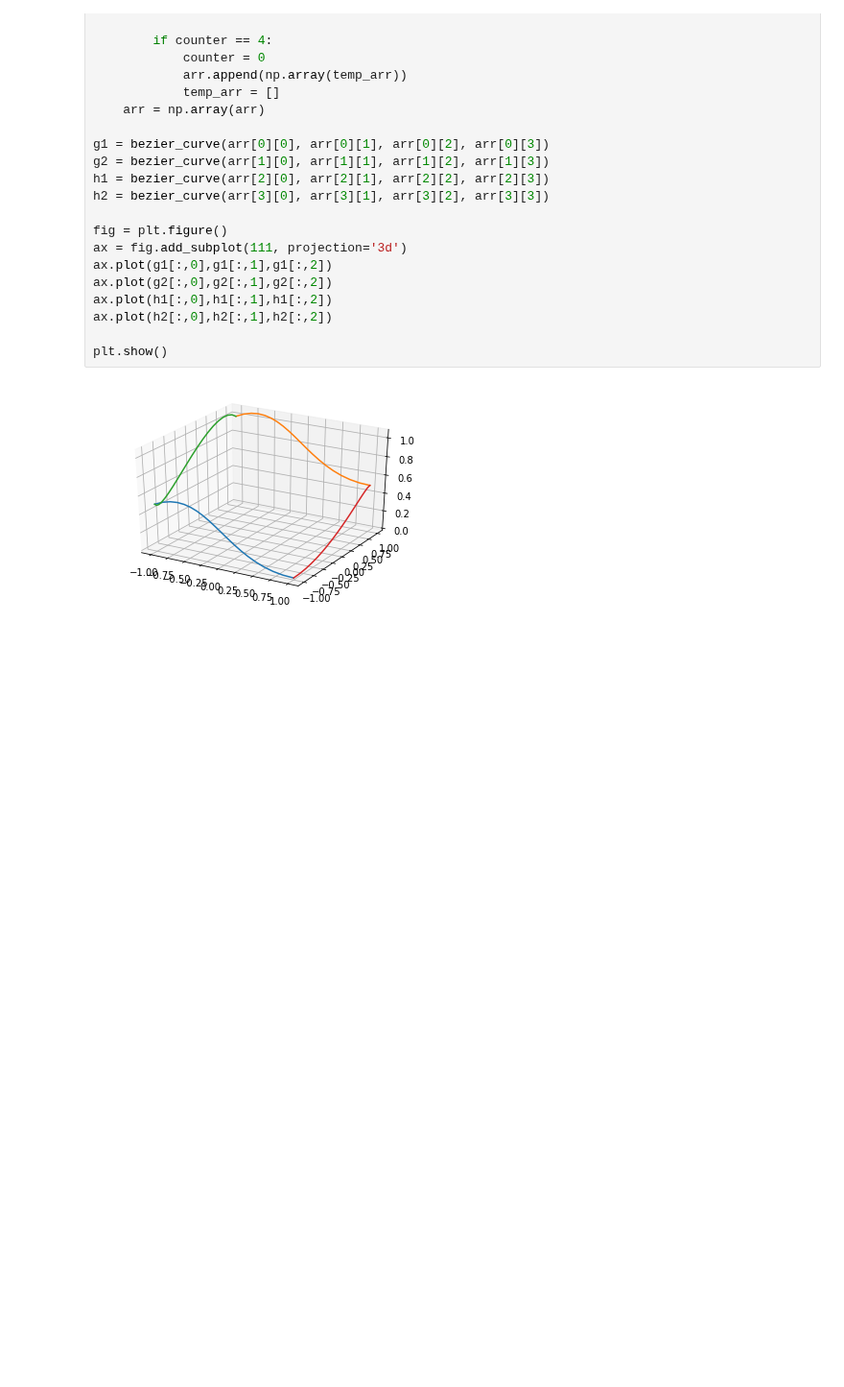
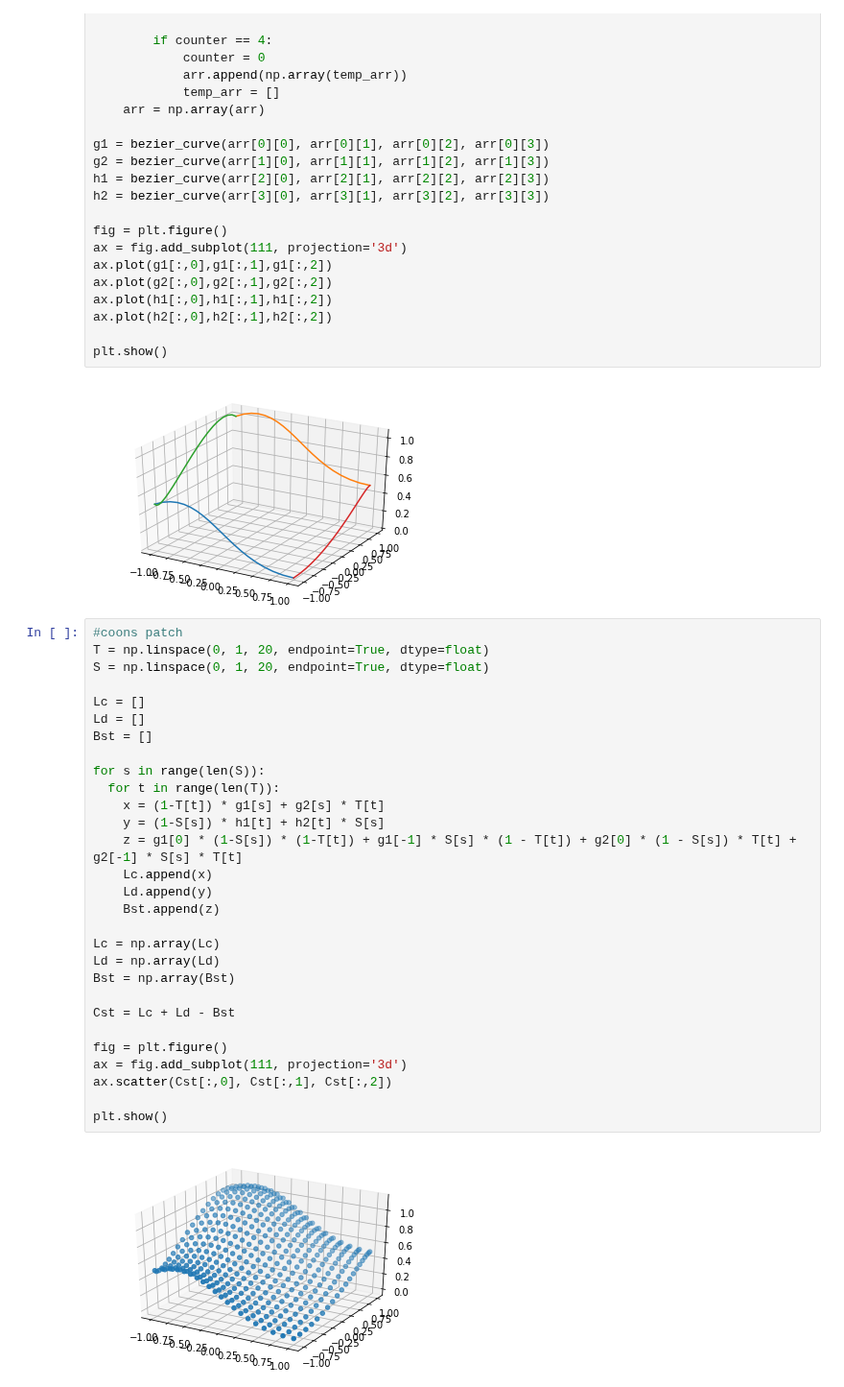
Before and after one commit to parth-gulati/CMPT-732, a Jupyter notebook: Bezier_Curves.ipynb, the cells around one changed output. Shown at 96% size. Drawn from its saved outputs; the diff is of its cells as text; blank space fills up the shorter version.

Commit message:
Completed Coons Patch using Bilinear Interpolation

```diff
--- a/Bezier_Curves.ipynb
+++ b/Bezier_Curves.ipynb
@@ -55,3 +55,34 @@ ax.plot(h2[:,0],h2[:,1],h2[:,2])
 plt.show()
 # %% [output]
 [figure]
+# %%
+#coons patch
+T = np.linspace(0, 1, 20, endpoint=True, dtype=float)
+S = np.linspace(0, 1, 20, endpoint=True, dtype=float)
+
+Lc = []
+Ld = []
+Bst = []
+
+for s in range(len(S)):
+  for t in range(len(T)):
+    x = (1-T[t]) * g1[s] + g2[s] * T[t]
+    y = (1-S[s]) * h1[t] + h2[t] * S[s]
+    z = g1[0] * (1-S[s]) * (1-T[t]) + g1[-1] * S[s] * (1 - T[t]) + g2[0] * (1 - S[s]) * T[t] + g2[-1] * S[s] * T[t]
+    Lc.append(x)
+    Ld.append(y)
+    Bst.append(z)
+
+Lc = np.array(Lc)
+Ld = np.array(Ld)
+Bst = np.array(Bst)
+
+Cst = Lc + Ld - Bst
+
+fig = plt.figure()
+ax = fig.add_subplot(111, projection='3d')
+ax.scatter(Cst[:,0], Cst[:,1], Cst[:,2])
+
+plt.show()
+# %% [output]
+[figure, added]
```
